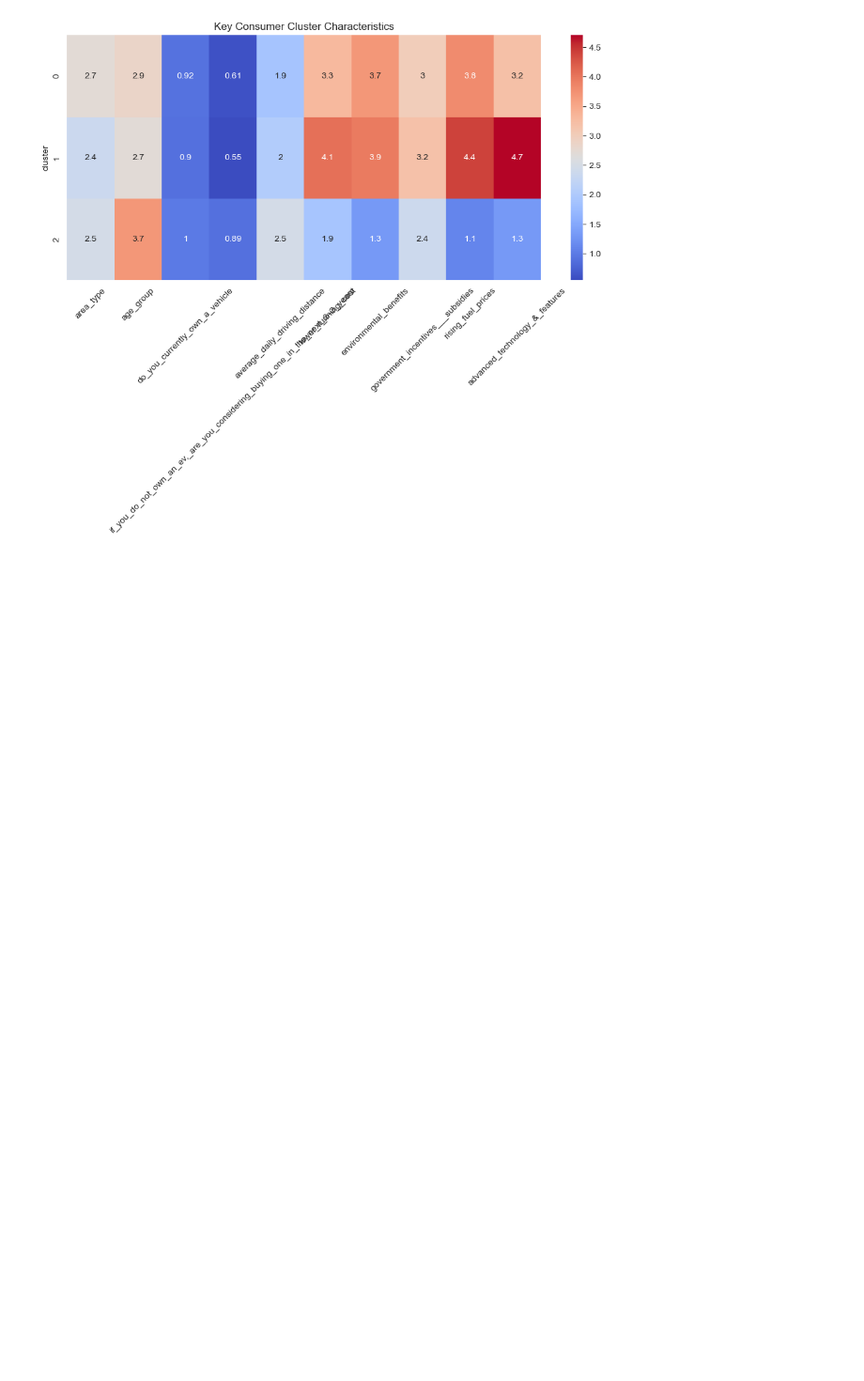
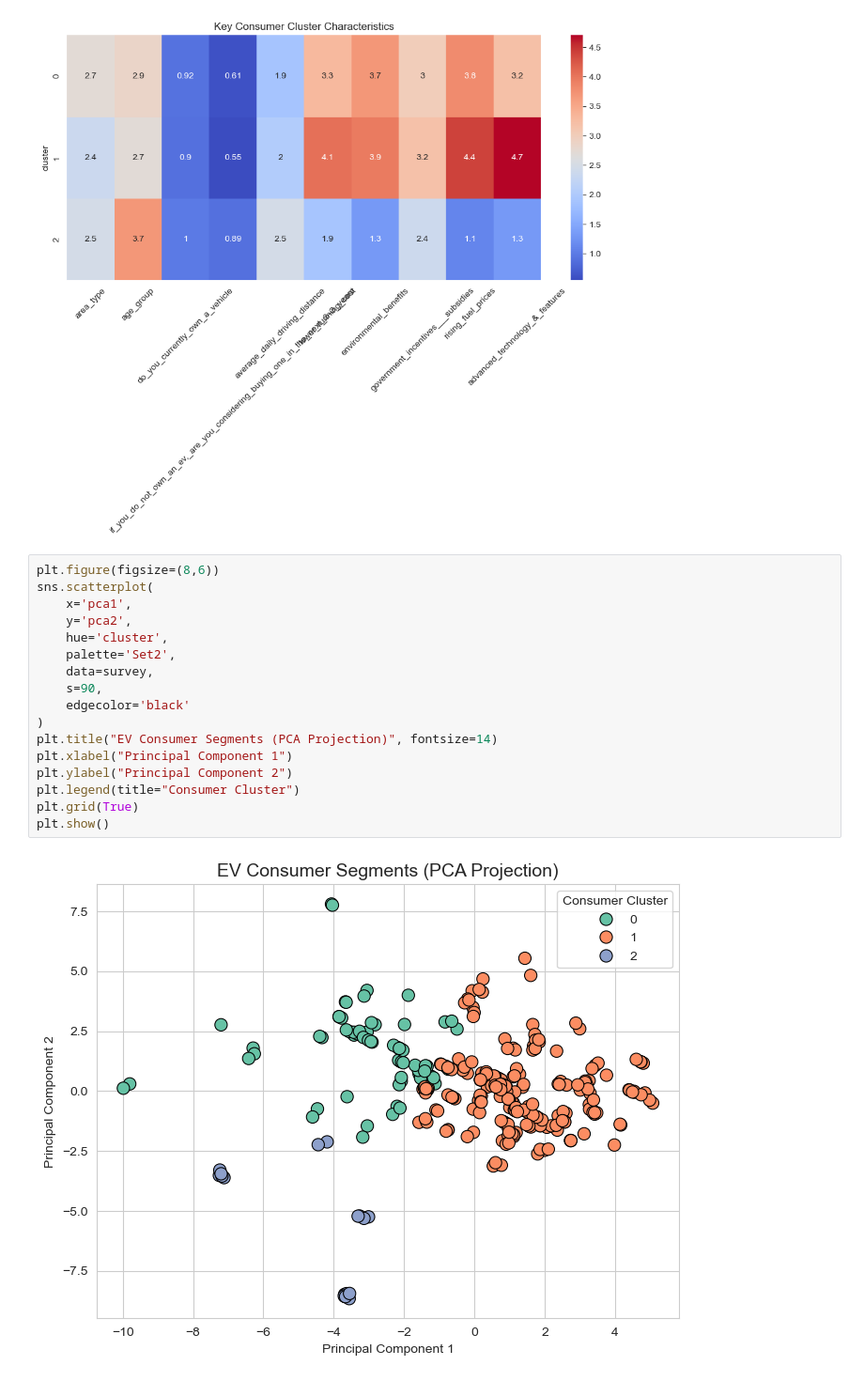
Before and after one commit to AnanthaRam-GS/eVehicle-adoption-analytics, a Jupyter notebook: notebooks/consumer_segmentation.ipynb, the cells around one changed output. Shown at 94% size. Cells and saved outputs as stored; diff of their text form; blank space fills up the shorter version.

Commit message:
chore: execute and save output for consumer segmentation notebook

```diff
--- a/notebooks/consumer_segmentation.ipynb
+++ b/notebooks/consumer_segmentation.ipynb
@@ -140,3 +140,22 @@ plt.xticks(rotation=45)
 plt.show()
 # %% [output]
 [figure]
+# %%
+plt.figure(figsize=(8,6))
+sns.scatterplot(
+    x='pca1',
+    y='pca2',
+    hue='cluster',
+    palette='Set2',
+    data=survey,
+    s=90,
+    edgecolor='black'
+)
+plt.title("EV Consumer Segments (PCA Projection)", fontsize=14)
+plt.xlabel("Principal Component 1")
+plt.ylabel("Principal Component 2")
+plt.legend(title="Consumer Cluster")
+plt.grid(True)
+plt.show()
+# %% [output]
+[figure, added]
```
